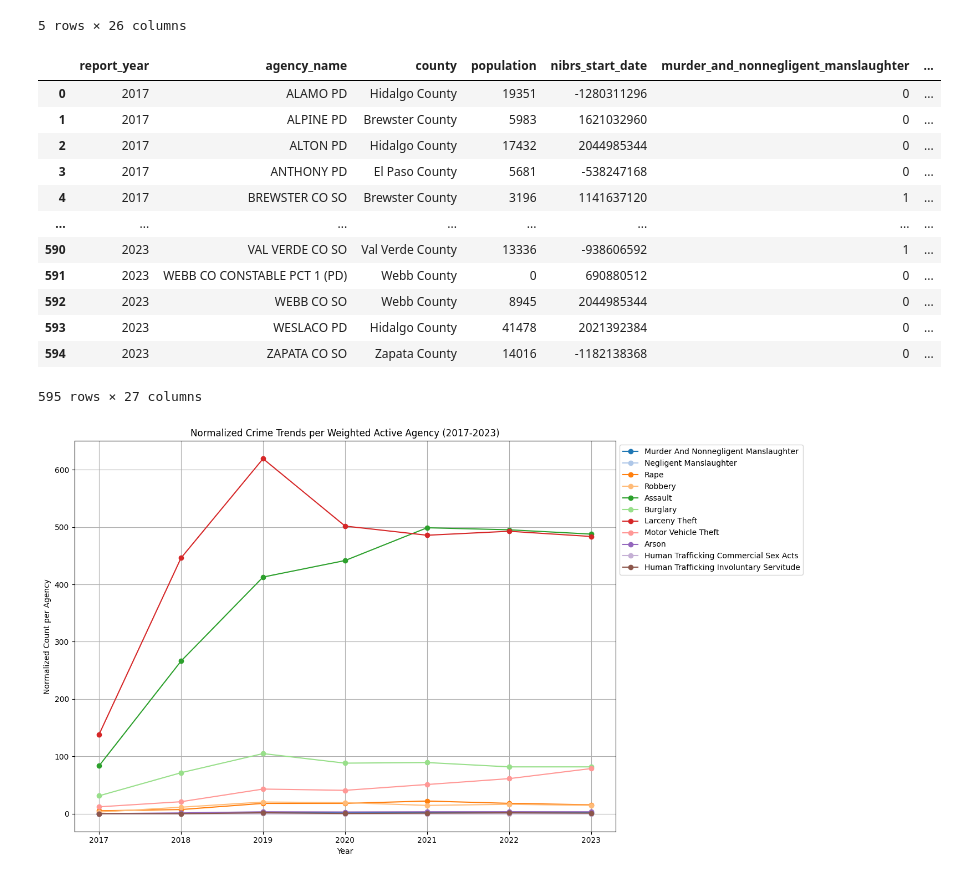
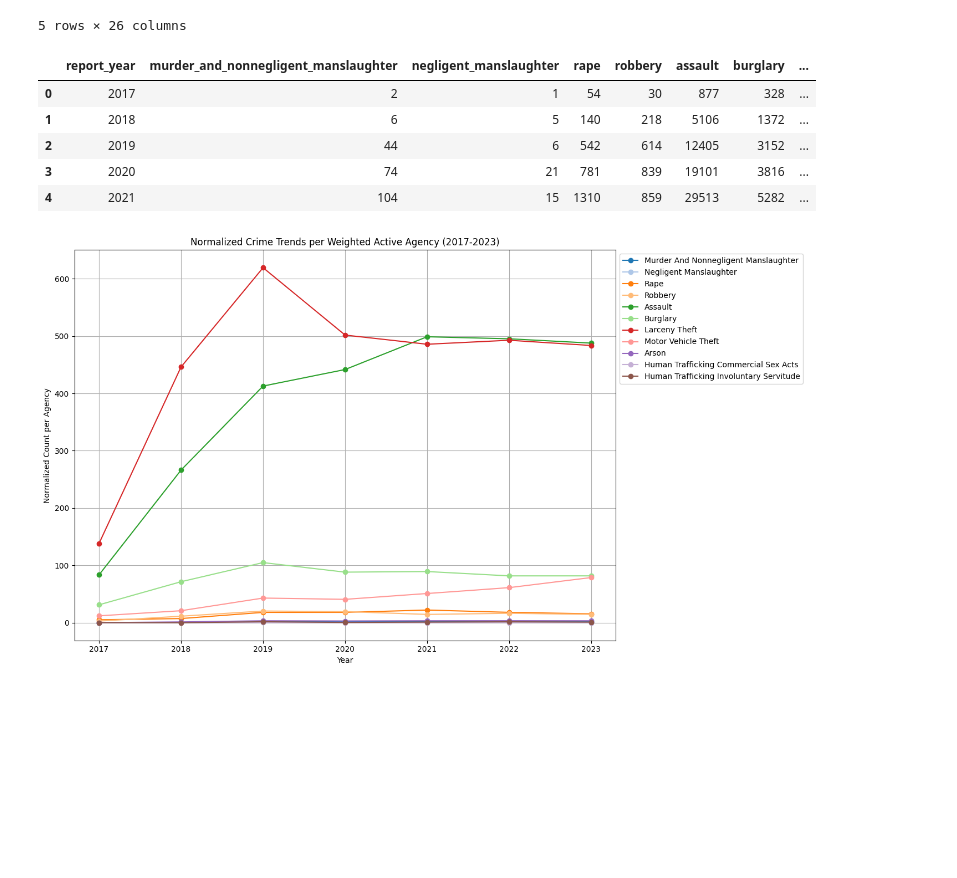
Before and after one commit to ghgeist/texas_border_data_analysis, a Jupyter notebook: notebooks/06_crime_trends.ipynb, the cells around one changed output. Drawn from its saved outputs; the diff is of its cells as text; code cells hidden in the pictures; blank space fills up the shorter version.

```diff
--- a/notebooks/06_crime_trends.ipynb
+++ b/notebooks/06_crime_trends.ipynb
@@ -25,34 +24,33 @@ border_report.head()
 # %%
 # Convert datetime columns to numeric representation
 border_report['nibrs_start_date'] = border_report['nibrs_start_date'].astype('int64')
 border_report['report_year'] = border_report['report_year'].astype('int64')
-border_report['nibrs_start_date'] = border_report['nibrs_start_date'].astype(int)
-border_report['report_year'] = border_report['report_year'].astype(int)
 
-# Calculate the weighted active agencies per year
+# The 'nibrs_contribution_percentage' column is used to calculate the weighted contribution of each agency to the total crime count.
+# The 'nibrs_contribution_percentage' column is divided by 100 to convert the percentage to a decimal.
 border_report['weighted_contribution'] = border_report['nibrs_contribution_percentage'].fillna(0) / 100
-weighted_active_agencies_per_year = border_report.groupby('report_year')['weighted_contribution'].sum().reset_index(name='weighted_active_agencies')
 
-#TO DO:
-# - Fix group by logic
-# - Better understand the normalization logic
+# Calculate the weighted contribution per year by summing the 'weighted_contribution'
+active_agency_yearly_weights = border_report.groupby('report_year')['weighted_contribution'].sum().reset_index(name='weighted_active_agencies')
 
-#This is getting fanned because of the group by. I need to fix this
+columns_to_drop = [
+    'agency_name', 'agency_type', 'county', 'nibrs_start_date',
+    'nibrs_contribution_percentage', 'cohort_quarter', 'adoption_status_numeric',
+    'population', 'cohort', 'adoption_status', 'cohort_year',
+    'has_preliminary_nibrs_reporting', 'months_reported', 'nibrs_eligible_months'
+]
+
+#Drop columns that are not needed for the analysis
+total_crimes_by_year_temp = border_report.drop(columns_to_drop, axis=1)
+
 # Aggregate total crime counts by year
-total_crimes_by_year = border_report.groupby(['report_year', 'agency_name', 'county']).sum().reset_index()
-total_crimes_by_year
+total_crimes_by_year = total_crimes_by_year_temp.groupby(['report_year']).sum().reset_index()
+total_crimes_by_year.head()
 # %% [output]
-|  | report_year | agency_name | county | population | nibrs_start_date | murder_and_nonnegligent_manslaughter | ... |
-| 0 | 2017 | ALAMO PD | Hidalgo County | 19351 | -1280311296 | 0 | ... |
-| 1 | 2017 | ALPINE PD | Brewster County | 5983 | 1621032960 | 0 | ... |
-| 2 | 2017 | ALTON PD | Hidalgo County | 17432 | 2044985344 | 0 | ... |
-| 3 | 2017 | ANTHONY PD | El Paso County | 5681 | -538247168 | 0 | ... |
-| 4 | 2017 | BREWSTER CO SO | Brewster County | 3196 | 1141637120 | 1 | ... |
-| ... | ... | ... | ... | ... | ... | ... | ... |
-| 590 | 2023 | VAL VERDE CO SO | Val Verde County | 13336 | -938606592 | 1 | ... |
-| 591 | 2023 | WEBB CO CONSTABLE PCT 1 (PD) | Webb County | 0 | 690880512 | 0 | ... |
-| 592 | 2023 | WEBB CO SO | Webb County | 8945 | 2044985344 | 0 | ... |
-| 593 | 2023 | WESLACO PD | Hidalgo County | 41478 | 2021392384 | 0 | ... |
-| 594 | 2023 | ZAPATA CO SO | Zapata County | 14016 | -1182138368 | 0 | ... |
+|  | report_year | murder_and_nonnegligent_manslaughter | negligent_manslaughter | rape | robbery | assault | burglary | ... |
+| 0 | 2017 | 2 | 1 | 54 | 30 | 877 | 328 | ... |
+| 1 | 2018 | 6 | 5 | 140 | 218 | 5106 | 1372 | ... |
+| 2 | 2019 | 44 | 6 | 542 | 614 | 12405 | 3152 | ... |
+| 3 | 2020 | 74 | 21 | 781 | 839 | 19101 | 3816 | ... |
+| 4 | 2021 | 104 | 15 | 1310 | 859 | 29513 | 5282 | ... |
-595 rows × 27 columns
 # %%
```
Also changed, not shown: parts of 7 cells of this notebook, 10 other files.
